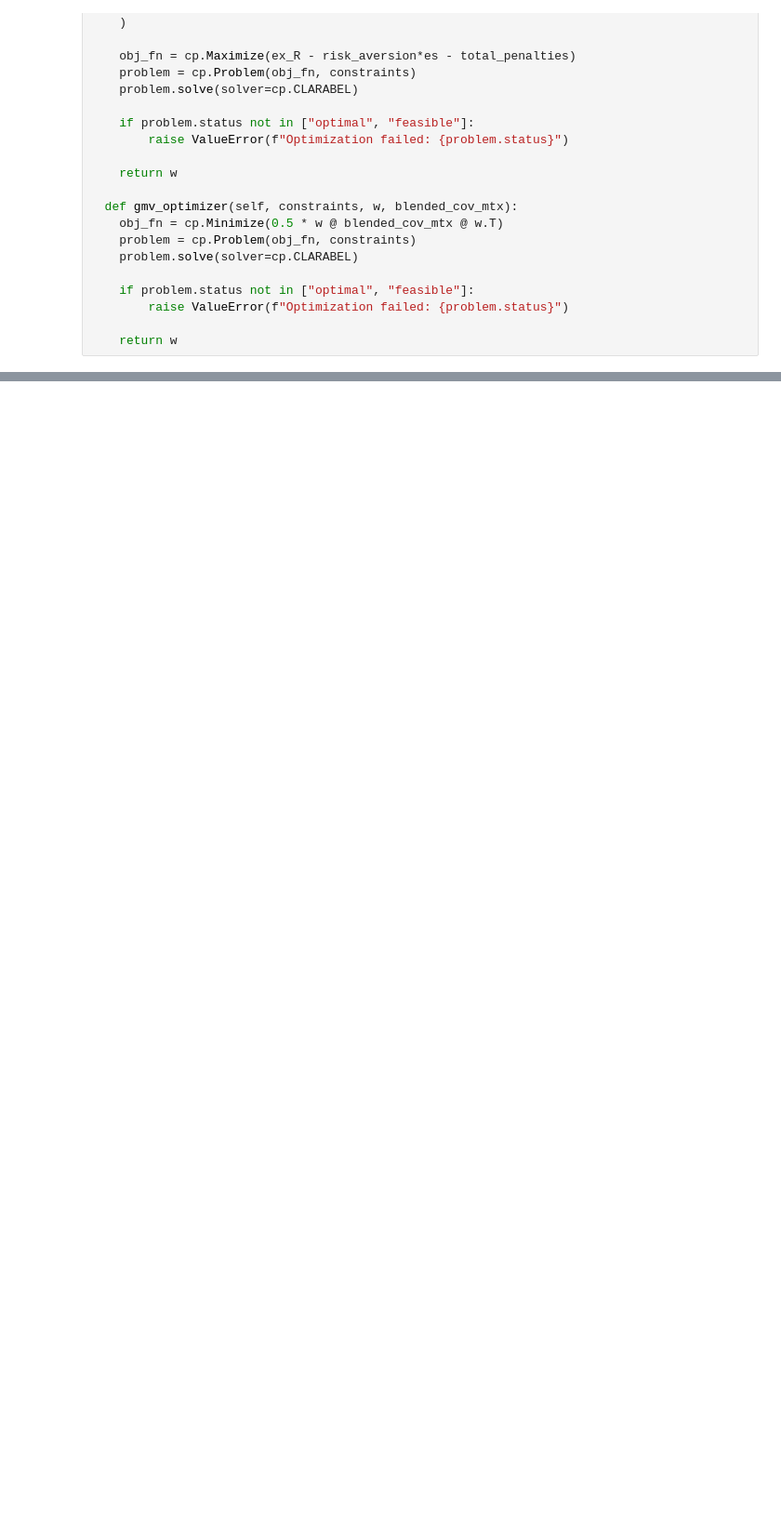
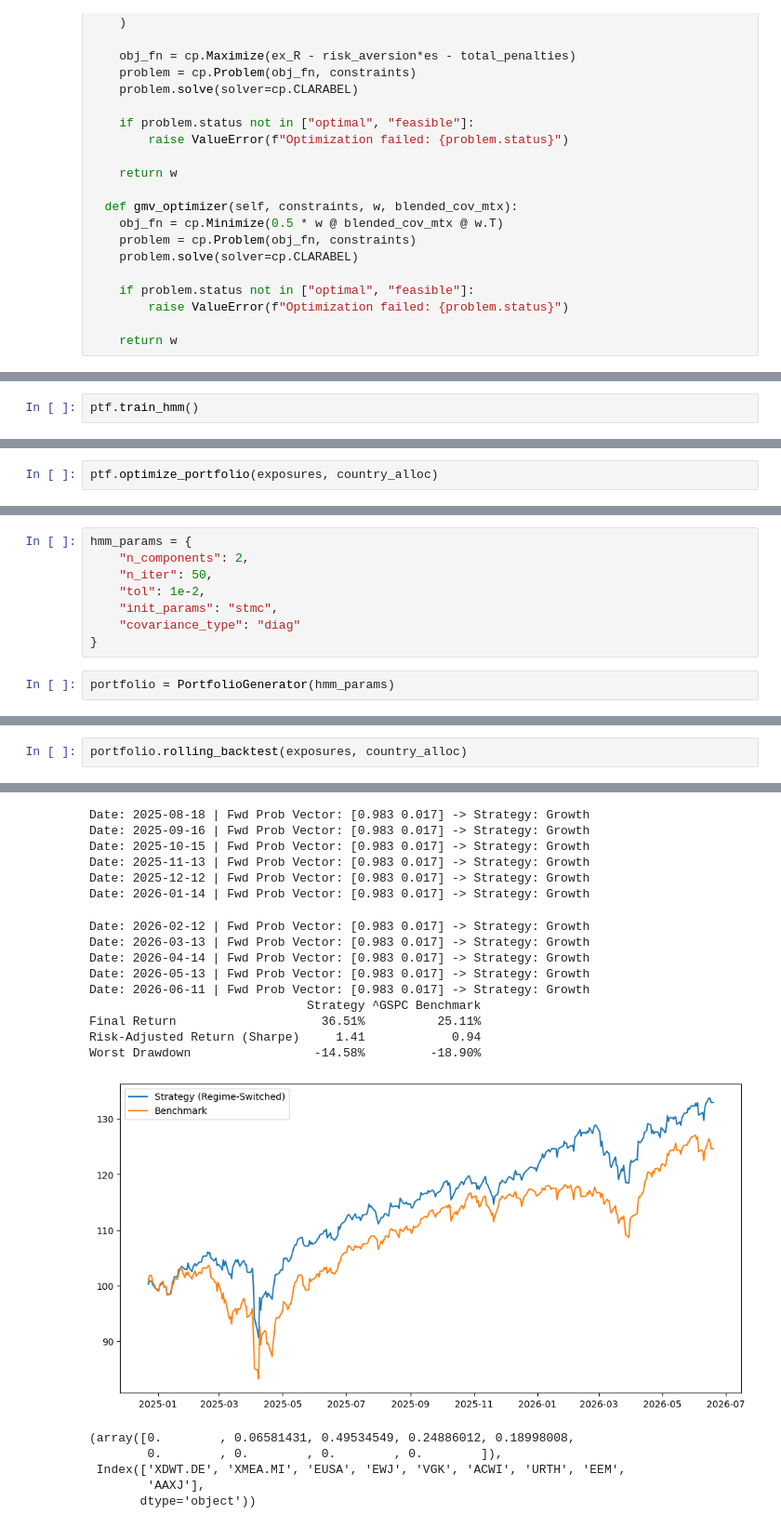
Before and after one commit to 23DP2ACuba/quant_projects, a Jupyter notebook: mvo_w_es_pfopt.ipynb, the cells around one changed output, grey strips where cells are left out. Shown at 93% size. Cells and saved outputs as stored; diff of their text form; blank space fills up the shorter version.

```diff
--- a/mvo_w_es_pfopt.ipynb
+++ b/mvo_w_es_pfopt.ipynb
@@ -584,0 +544,2 @@ class PortfolioGenerator(HMM, Filter,  DataStore, Optimizer):
+# %%
+ptf.train_hmm()
@@ -584,0 +567,2 @@ class PortfolioGenerator(HMM, Filter,  DataStore, Optimizer):
+# %%
+ptf.optimize_portfolio(exposures, country_alloc)
@@ -747,0 +736,10 @@ plt.legend()
+# %%
+hmm_params = {
+    "n_components": 2,
+    "n_iter": 50,
+    "tol": 1e-2,
+    "init_params": "stmc",
+    "covariance_type": "diag"
+}
+# %%
+portfolio = PortfolioGenerator(hmm_params)
@@ -747,0 +748,3 @@ plt.legend()
+# %%
+portfolio.rolling_backtest(exposures, country_alloc)
+# %% [output]
@@ -747,0 +760,21 @@ plt.legend()
+Date: 2025-08-18 | Fwd Prob Vector: [0.983 0.017] -> Strategy: Growth
+Date: 2025-09-16 | Fwd Prob Vector: [0.983 0.017] -> Strategy: Growth
+Date: 2025-10-15 | Fwd Prob Vector: [0.983 0.017] -> Strategy: Growth
+Date: 2025-11-13 | Fwd Prob Vector: [0.983 0.017] -> Strategy: Growth
+Date: 2025-12-12 | Fwd Prob Vector: [0.983 0.017] -> Strategy: Growth
+Date: 2026-01-14 | Fwd Prob Vector: [0.983 0.017] -> Strategy: Growth
+Date: 2026-02-12 | Fwd Prob Vector: [0.983 0.017] -> Strategy: Growth
+Date: 2026-03-13 | Fwd Prob Vector: [0.983 0.017] -> Strategy: Growth
+Date: 2026-04-14 | Fwd Prob Vector: [0.983 0.017] -> Strategy: Growth
+Date: 2026-05-13 | Fwd Prob Vector: [0.983 0.017] -> Strategy: Growth
+Date: 2026-06-11 | Fwd Prob Vector: [0.983 0.017] -> Strategy: Growth
+                              Strategy ^GSPC Benchmark
+Final Return                    36.51%          25.11%
+Risk-Adjusted Return (Sharpe)     1.41            0.94
+Worst Drawdown                 -14.58%         -18.90%
+[figure, added]
+(array([0.        , 0.06581431, 0.49534549, 0.24886012, 0.18998008,
+        0.        , 0.        , 0.        , 0.        ]),
+ Index(['XDWT.DE', 'XMEA.MI', 'EUSA', 'EWJ', 'VGK', 'ACWI', 'URTH', 'EEM',
+        'AAXJ'],
+       dtype='object'))
```
Also changed, not shown: parts of 15 cells of this notebook.
